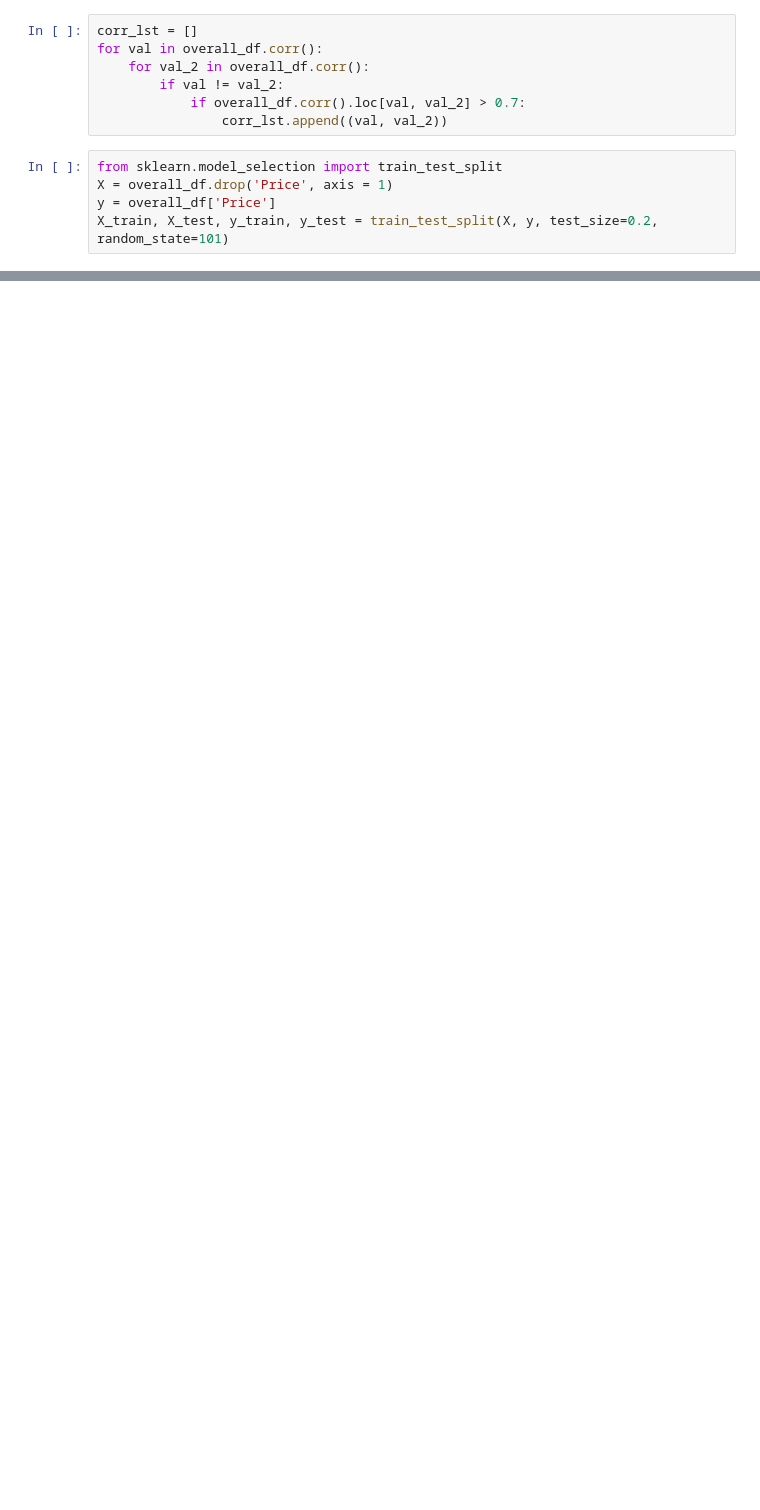
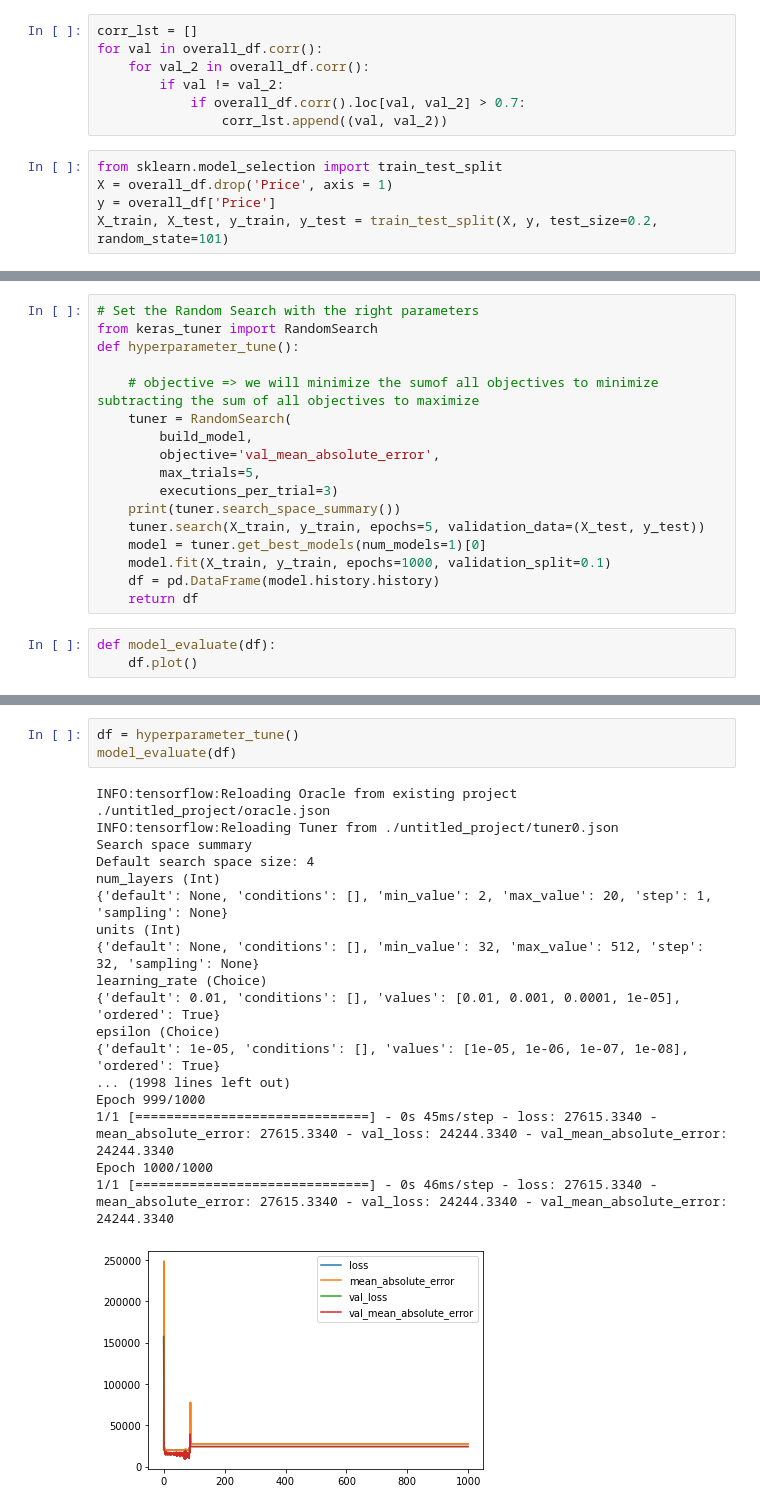
Before and after one commit to ajaythecoder21/CarPricePrediction, a Jupyter notebook: Car_Sagemaker_Model.ipynb, the cells around one changed output, grey strips where cells are left out. Cells and saved outputs as stored; diff of their text form; blank space fills up the shorter version.

```diff
--- a/Car_Sagemaker_Model.ipynb
+++ b/Car_Sagemaker_Model.ipynb
@@ -278,0 +376,20 @@ TypeError: __init__() missing 1 required positional argument: 'entry_point'
+# %%
+# Set the Random Search with the right parameters
+from keras_tuner import RandomSearch
+def hyperparameter_tune():
+
+    # objective => we will minimize the sumof all objectives to minimize subtracting the sum of all objectives to maximize
+    tuner = RandomSearch(
+        build_model,
+        objective='val_mean_absolute_error',
+        max_trials=5,
+        executions_per_trial=3)
+    print(tuner.search_space_summary())
+    tuner.search(X_train, y_train, epochs=5, validation_data=(X_test, y_test))
+    model = tuner.get_best_models(num_models=1)[0]
+    model.fit(X_train, y_train, epochs=1000, validation_split=0.1)
+    df = pd.DataFrame(model.history.history)
+    return df
+# %%
+def model_evaluate(df):
+    df.plot()
@@ -278,0 +398,22 @@ TypeError: __init__() missing 1 required positional argument: 'entry_point'
+# %%
+df = hyperparameter_tune()
+model_evaluate(df)
+# %% [output]
+INFO:tensorflow:Reloading Oracle from existing project ./untitled_project/oracle.json
+INFO:tensorflow:Reloading Tuner from ./untitled_project/tuner0.json
+Search space summary
+Default search space size: 4
+num_layers (Int)
+{'default': None, 'conditions': [], 'min_value': 2, 'max_value': 20, 'step': 1, 'sampling': None}
+units (Int)
+{'default': None, 'conditions': [], 'min_value': 32, 'max_value': 512, 'step': 32, 'sampling': None}
+learning_rate (Choice)
+{'default': 0.01, 'conditions': [], 'values': [0.01, 0.001, 0.0001, 1e-05], 'ordered': True}
+epsilon (Choice)
+{'default': 1e-05, 'conditions': [], 'values': [1e-05, 1e-06, 1e-07, 1e-08], 'ordered': True}
+... (1998 lines left out)
+Epoch 999/1000
+1/1 [==============================] - 0s 45ms/step - loss: 27615.3340 - mean_absolute_error: 27615.3340 - val_loss: 24244.3340 - val_mean_absolute_error: 24244.3340
+Epoch 1000/1000
+1/1 [==============================] - 0s 46ms/step - loss: 27615.3340 - mean_absolute_error: 27615.3340 - val_loss: 24244.3340 - val_mean_absolute_error: 24244.3340
+[figure, added]
```
Also changed, not shown: parts of 24 cells of this notebook.
